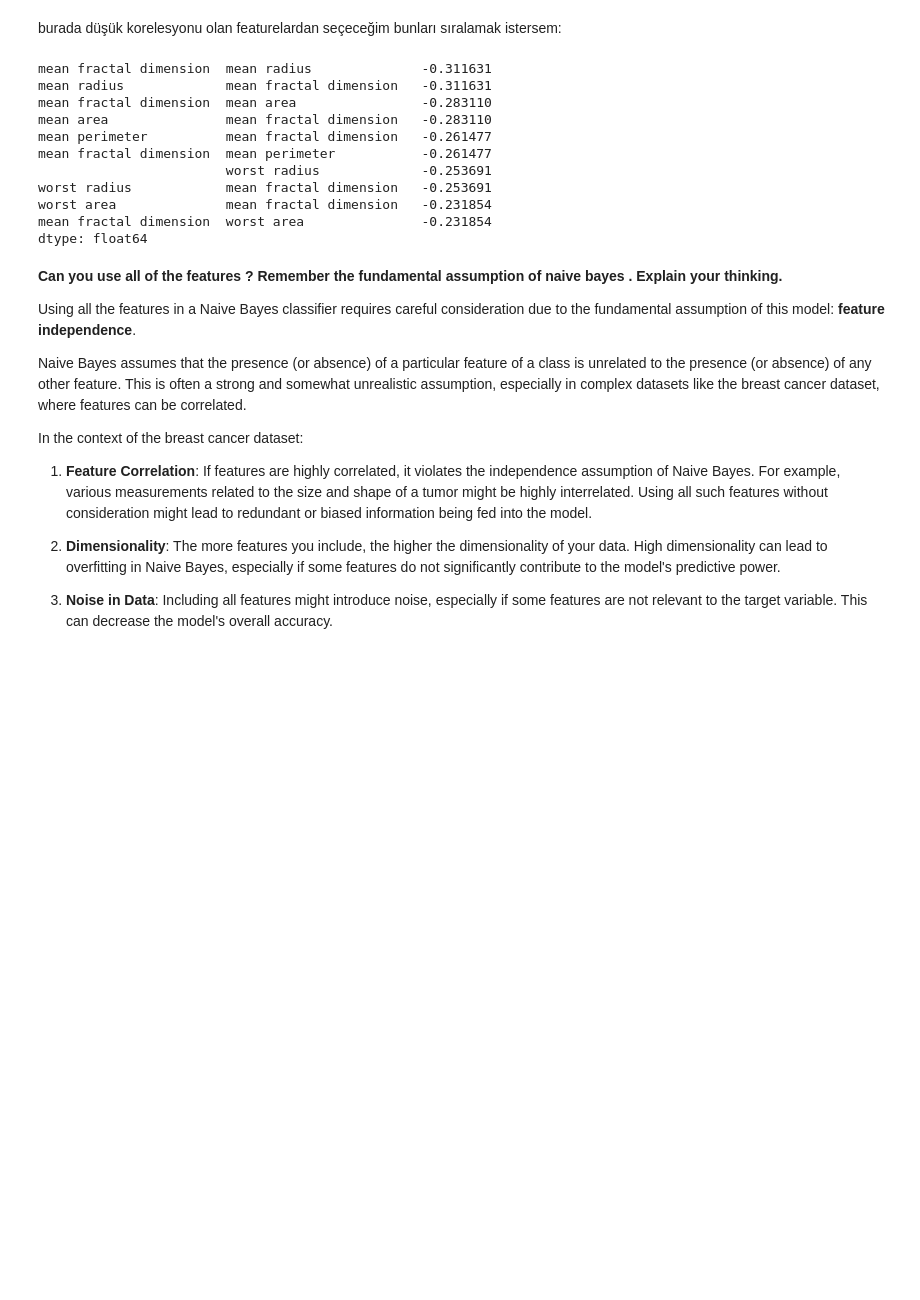
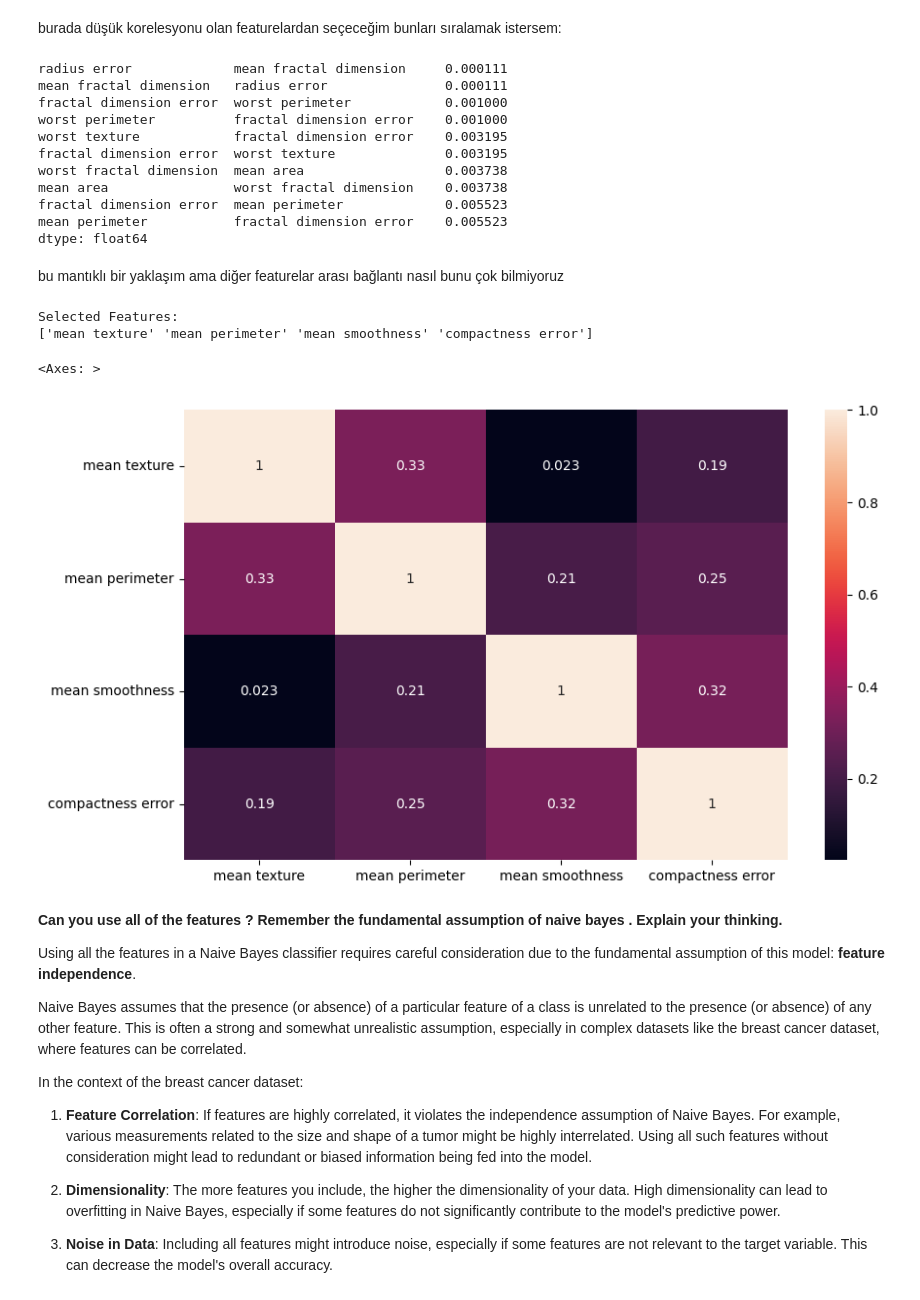
Before and after one commit to beriaacan/Machine-Learning, a Jupyter notebook: Application of Gaussian Naive Bayes/Application_of_Gaussian_Naive_Bayes.ipynb, the cells around one changed output. Cells and saved outputs as stored; diff of their text form; code cells hidden in the pictures; blank space fills up the shorter version.

```diff
--- a/Application of Gaussian Naive Bayes/Application_of_Gaussian_Naive_Bayes.ipynb
+++ b/Application of Gaussian Naive Bayes/Application_of_Gaussian_Naive_Bayes.ipynb
@@ -129,8 +134,8 @@ plt.show()
 # %% [markdown]
 burada düşük korelesyonu olan featurelardan seçeceğim bunları sıralamak istersem:
 # %%
-# Korelasyon değerlerini sıralama (büyükten küçüğe)
-sorted_corr = corr.unstack().sort_values(kind="quicksort", ascending=True)
+# Korelasyon değerlerini sıralama (büyükten küçüğe) ve mutlak değerlerini al
+sorted_corr = corr.unstack().abs().sort_values(kind="quicksort", ascending=True)
 
 # Kendi ile olan korelasyonları (1.0) hariç tutma
 sorted_corr = sorted_corr[sorted_corr != 1]
@@ -138,17 +143,48 @@ sorted_corr = sorted_corr[sorted_corr != 1]
 # Sıralı korelasyon değerlerini gösterme
 sorted_corr.head(10)  # İlk 10 korelasyon çiftini gösteriyoruz.
 # %% [output]
-mean fractal dimension  mean radius              -0.311631
-mean radius             mean fractal dimension   -0.311631
-mean fractal dimension  mean area                -0.283110
-mean area               mean fractal dimension   -0.283110
-mean perimeter          mean fractal dimension   -0.261477
-mean fractal dimension  mean perimeter           -0.261477
-                        worst radius             -0.253691
-worst radius            mean fractal dimension   -0.253691
-worst area              mean fractal dimension   -0.231854
-mean fractal dimension  worst area               -0.231854
+radius error             mean fractal dimension     0.000111
+mean fractal dimension   radius error               0.000111
+fractal dimension error  worst perimeter            0.001000
+worst perimeter          fractal dimension error    0.001000
+worst texture            fractal dimension error    0.003195
+fractal dimension error  worst texture              0.003195
+worst fractal dimension  mean area                  0.003738
+mean area                worst fractal dimension    0.003738
+fractal dimension error  mean perimeter             0.005523
+mean perimeter           fractal dimension error    0.005523
 dtype: float64
+# %% [markdown]
+bu mantıklı bir yaklaşım ama diğer featurelar arası bağlantı nasıl bunu çok bilmiyoruz
+# %%
+def select_low_correlation_features(data, threshold):
+    # Create correlation matrix
+    correlation_matrix = data.corr().abs()
+    # Create triangle matrix
+    upper_triangle = correlation_matrix.where(np.triu(np.ones(correlation_matrix.shape), k=1).astype(bool))
+    # Select columns with correlation less than threshold
+    low_correlation_columns = [column for column in upper_triangle.columns if any(upper_triangle[column] < threshold)]
+    # Check correlations between selected columns
+    final_selected_columns = []
+    for col1 in low_correlation_columns:
+        if all(upper_triangle[col1][col2] < threshold for col2 in final_selected_columns):
+          final_selected_columns.append(col1)
+    return data[final_selected_columns]
+# %%
+selected_features = select_low_correlation_features(df_cancer, threshold=0.33)  # threshold empirically determined
+print("Selected Features:")
+print(selected_features.columns.values)
+# %% [output]
+Selected Features:
+['mean texture' 'mean perimeter' 'mean smoothness' 'compactness error']
+# %%
+df_corr = df_cancer.corr().abs()
+selected_corrs = df_corr.loc[selected_features.columns.values][selected_features.columns.values]
+plt.figure(figsize=(10, 6))
+sns.heatmap(selected_corrs, annot=True)
+# %% [output]
+<Axes: >
+[figure, added]
 # %% [markdown]
 **Can you use all of the features ? Remember the fundamental assumption of
 naive bayes . Explain your thinking.**
```
Also changed, not shown: parts of 6 cells of this notebook.
